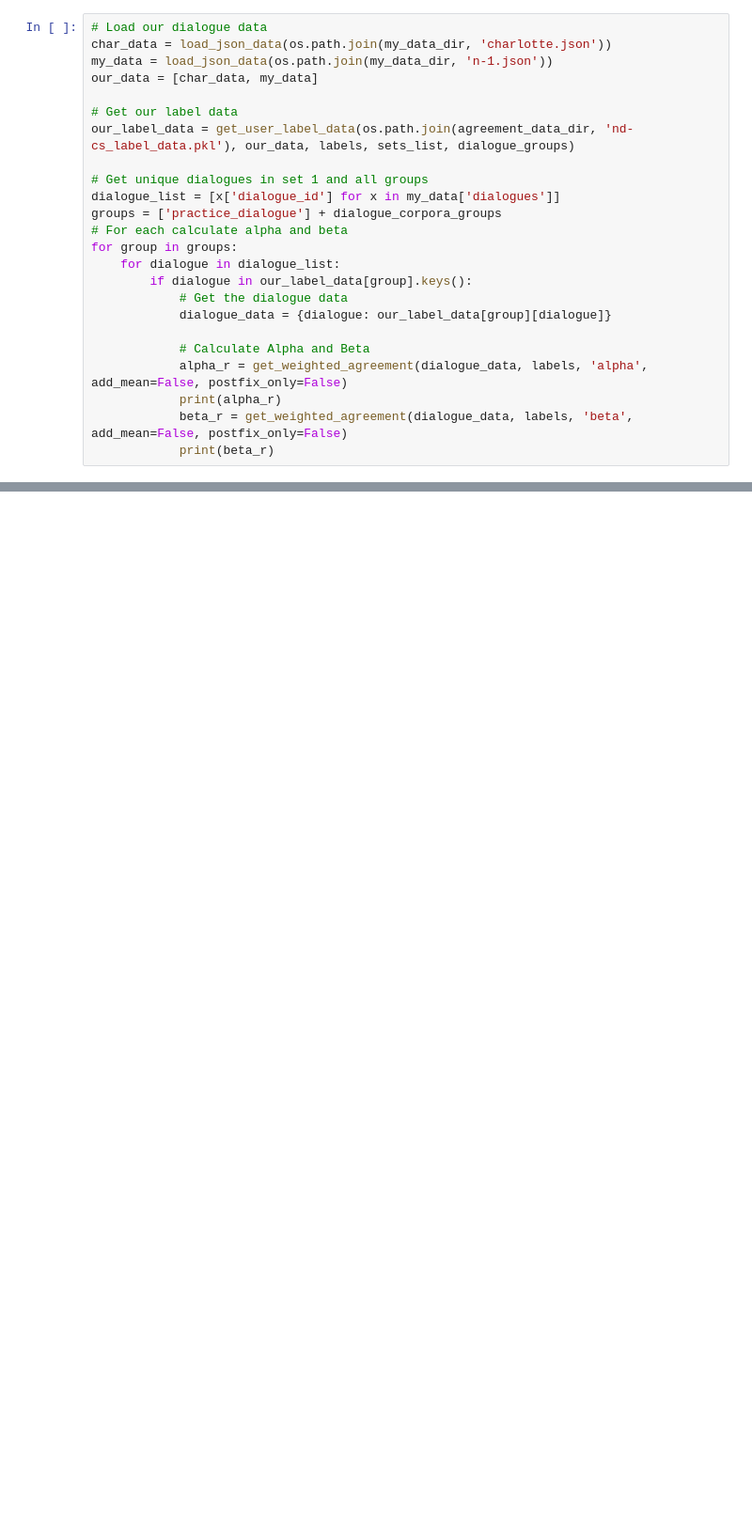
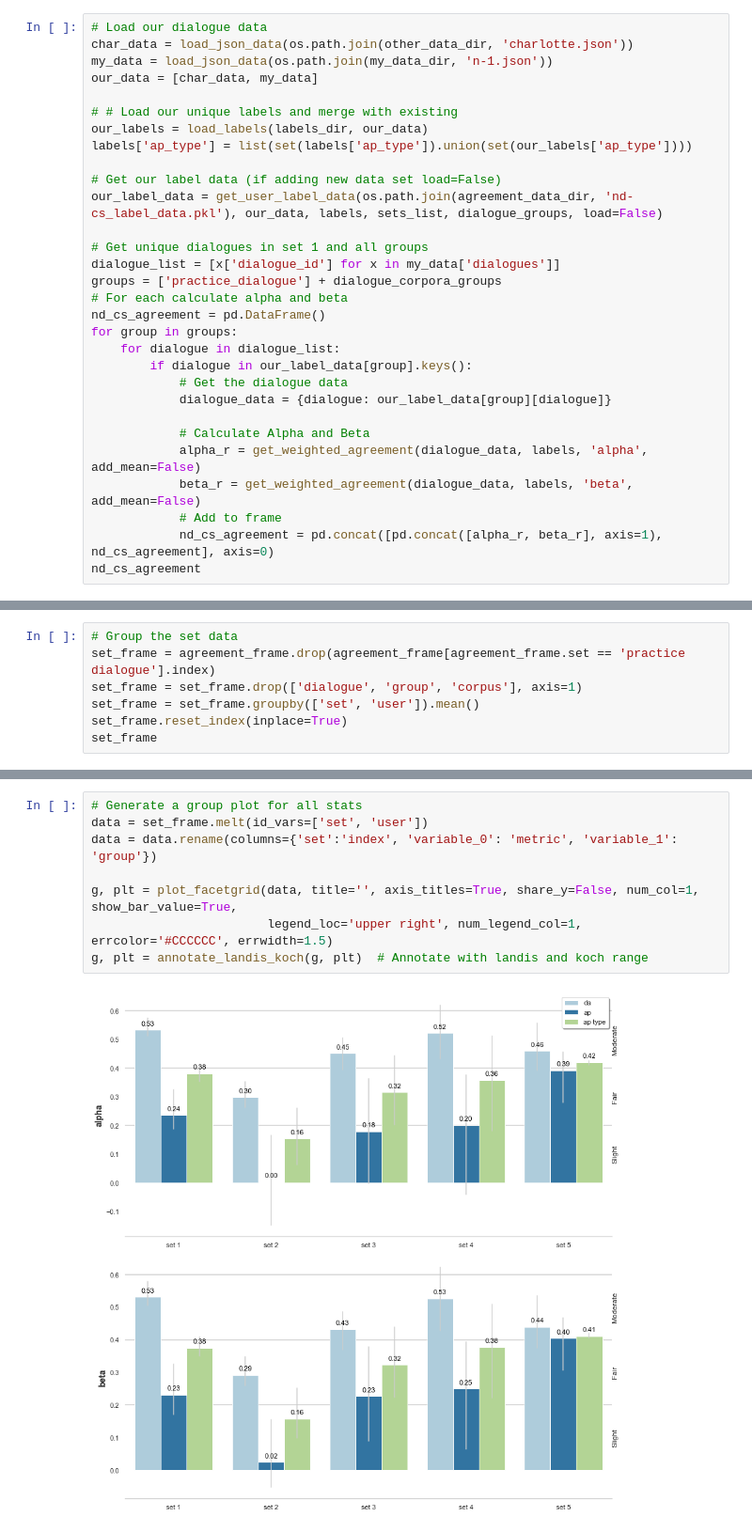
Before and after one commit to NathanDuran/CAMS-Dialogue-Annotation, a Jupyter notebook: data_processing/my_agreement.ipynb, the cells around one changed output, grey strips where cells are left out. Shown at 94% size. Cells and saved outputs as stored; diff of their text form; blank space fills up the shorter version.

Commit message:
Finish My Annotation/User Agreements

```diff
--- a/data_processing/my_agreement.ipynb
+++ b/data_processing/my_agreement.ipynb
@@ -64,16 +69,21 @@ user_label_data = get_user_label_data(os.path.join(agreement_data_dir, 'user_lab
 # %%
 # Load our dialogue data
-char_data = load_json_data(os.path.join(my_data_dir, 'charlotte.json'))
+char_data = load_json_data(os.path.join(other_data_dir, 'charlotte.json'))
 my_data = load_json_data(os.path.join(my_data_dir, 'n-1.json'))
 our_data = [char_data, my_data]
 
-# Get our label data
-our_label_data = get_user_label_data(os.path.join(agreement_data_dir, 'nd-cs_label_data.pkl'), our_data, labels, sets_list, dialogue_groups)
+# # Load our unique labels and merge with existing
+our_labels = load_labels(labels_dir, our_data)
+labels['ap_type'] = list(set(labels['ap_type']).union(set(our_labels['ap_type'])))
+
+# Get our label data (if adding new data set load=False)
+our_label_data = get_user_label_data(os.path.join(agreement_data_dir, 'nd-cs_label_data.pkl'), our_data, labels, sets_list, dialogue_groups, load=False)
 
 # Get unique dialogues in set 1 and all groups
 dialogue_list = [x['dialogue_id'] for x in my_data['dialogues']]
 groups = ['practice_dialogue'] + dialogue_corpora_groups
 # For each calculate alpha and beta
+nd_cs_agreement = pd.DataFrame()
 for group in groups:
     for dialogue in dialogue_list:
         if dialogue in our_label_data[group].keys():
@@ -81,8 +91,9 @@ for group in groups:
             dialogue_data = {dialogue: our_label_data[group][dialogue]}
 
             # Calculate Alpha and Beta
-            alpha_r = get_weighted_agreement(dialogue_data, labels, 'alpha', add_mean=False, postfix_only=False)
-            print(alpha_r)
-            beta_r = get_weighted_agreement(dialogue_data, labels, 'beta', add_mean=False, postfix_only=False)
-            print(beta_r)
+            alpha_r = get_weighted_agreement(dialogue_data, labels, 'alpha', add_mean=False)
+            beta_r = get_weighted_agreement(dialogue_data, labels, 'beta', add_mean=False)
+            # Add to frame
+            nd_cs_agreement = pd.concat([pd.concat([alpha_r, beta_r], axis=1), nd_cs_agreement], axis=0)
+nd_cs_agreement
 # %% [output]
@@ -105,0 +179,7 @@ KB7RE015  0.478024  0.53125  0.176834
+# %%
+# Group the set data
+set_frame = agreement_frame.drop(agreement_frame[agreement_frame.set == 'practice dialogue'].index)
+set_frame = set_frame.drop(['dialogue', 'group', 'corpus'], axis=1)
+set_frame = set_frame.groupby(['set', 'user']).mean()
+set_frame.reset_index(inplace=True)
+set_frame
@@ -105,0 +204,10 @@ KB7RE015  0.478024  0.53125  0.176834
+# %%
+# Generate a group plot for all stats
+data = set_frame.melt(id_vars=['set', 'user'])
+data = data.rename(columns={'set':'index', 'variable_0': 'metric', 'variable_1': 'group'})
+
+g, plt = plot_facetgrid(data, title='', axis_titles=True, share_y=False, num_col=1, show_bar_value=True,
+                        legend_loc='upper right', num_legend_col=1, errcolor='#CCCCCC', errwidth=1.5)
+g, plt = annotate_landis_koch(g, plt)  # Annotate with landis and koch range
+# %% [output]
+[figure, added]
```
Also changed, not shown: parts of 14 cells of this notebook, 3 other files.
